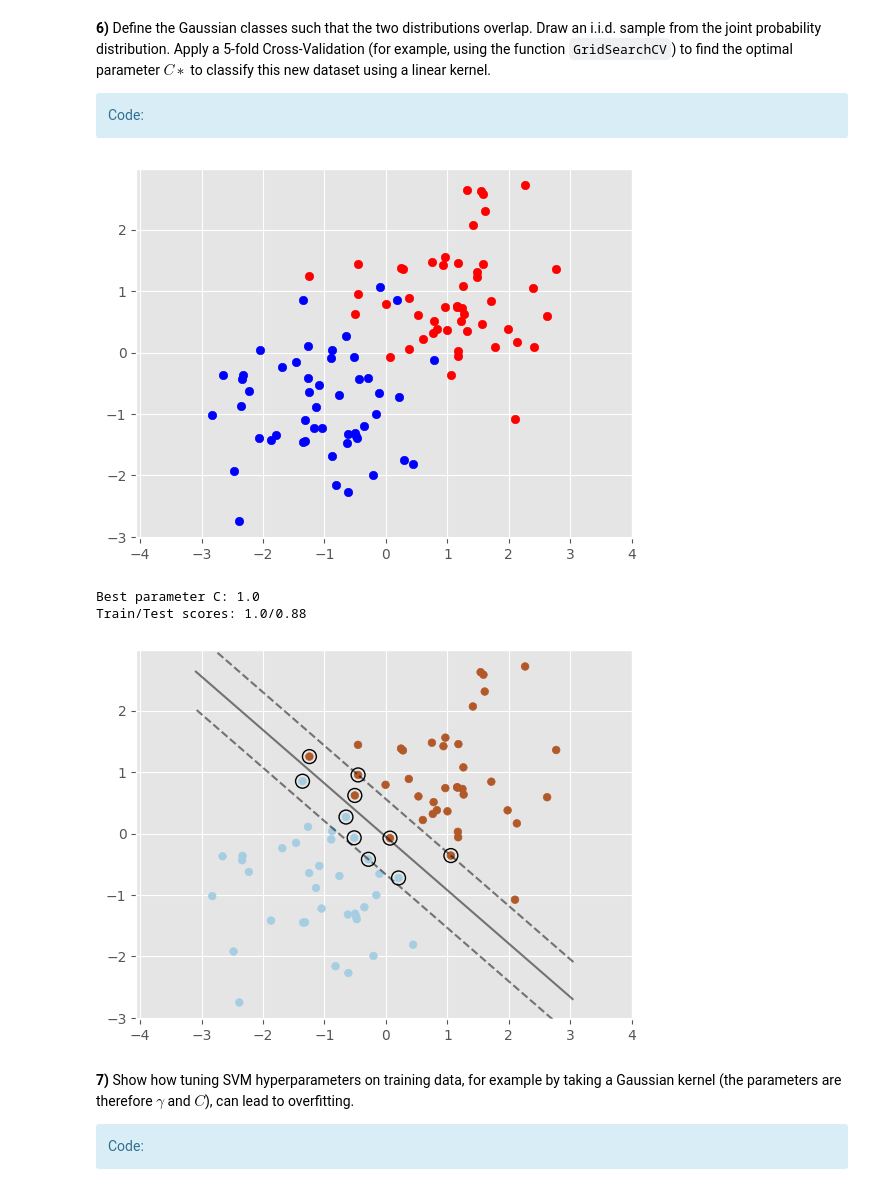
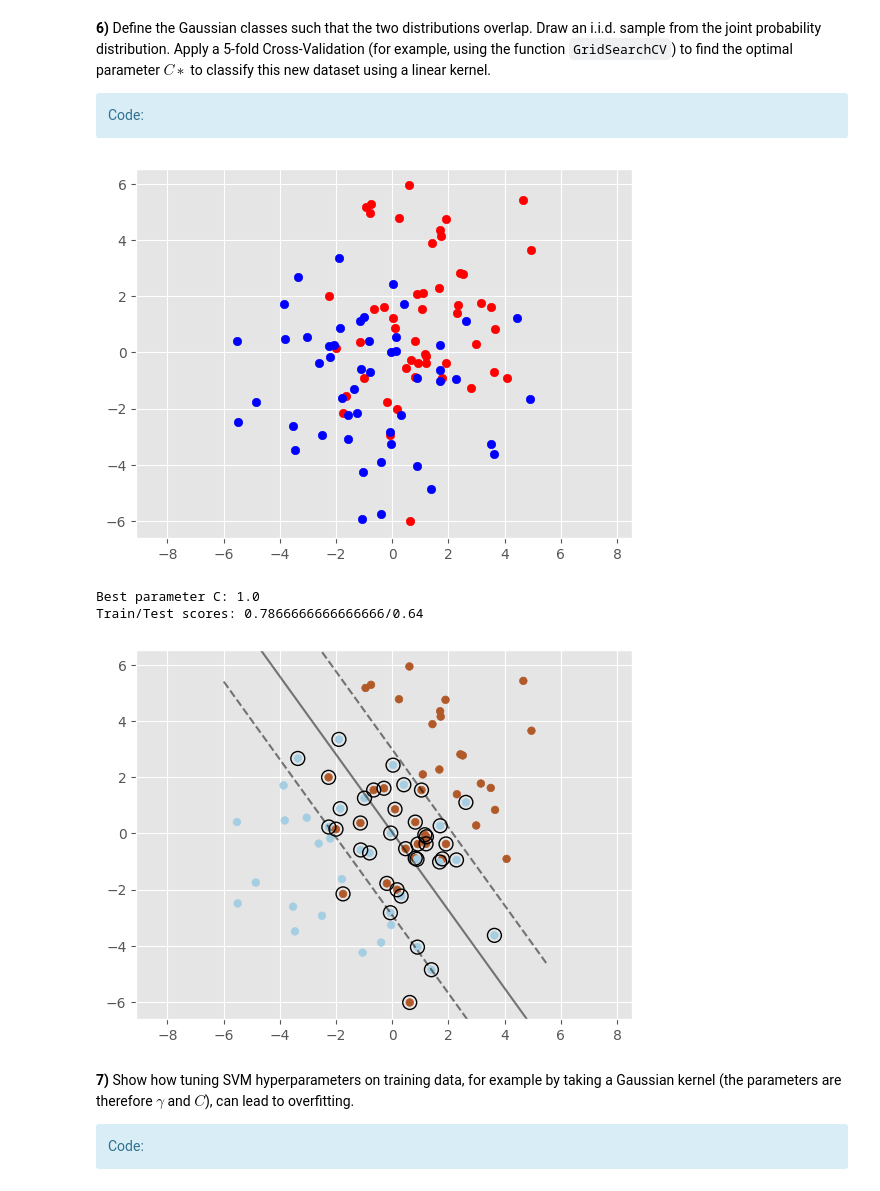
Before and after one commit to TarcisioBueno/support-vector-machine-SDTSIA210, a Jupyter notebook: TP_SVM_students.ipynb, the cells around one changed output. Drawn from its saved outputs; the diff is of its cells as text; code cells hidden in the pictures.

```diff
--- a/TP_SVM_students.ipynb
+++ b/TP_SVM_students.ipynb
@@ -218,26 +219,26 @@ Train/Test scores: 1.0/1.0
 # %%
 # Generate data and verify graphically that the two classes overlap
 # Re-use the code from question 3 and 5
 
 # Create two centers for the two distributions
 centers = [[-1, -1], [1, 1]]
-std_dev = 0.8
+std_dev = 1.5*np.sqrt(2)
 
 # Use make_blobs to generate the two dimensions points from the two centers
 X, y = make_blobs(n_samples=100, centers = centers, cluster_std=std_dev)
 
 # Plot the points
 pos = np.where(y == 1)[0]
 neg = np.where(y == 0)[0]
 plt.scatter(X[pos,0], X[pos,1], c='r')
 plt.scatter(X[neg,0], X[neg,1], c='b')
 plt.axis('equal')
 plt.show()
 
 # Use sklearn's train_test_split to divide up data
 X_train, X_test, y_train, y_test = train_test_split(X,y, test_size=0.25, random_state=42)
 # %% [output]
-[figure, old version]
+[figure, new version]
 # %%
 # Find the best working C with a 5-fold cross-validation
 # Look into a bunch of values for C
@@ -288,8 +289,8 @@ plt.axis('equal')
 plt.show()
 # %% [output]
 Best parameter C: 1.0
-Train/Test scores: 1.0/0.88
+Train/Test scores: 0.7866666666666666/0.64
-[figure, old version]
+[figure, new version]
 # %% [markdown]
 **7)** Show how tuning SVM hyperparameters on training data, for example by taking a Gaussian kernel (the parameters are therefore $\gamma$ and $C$), can lead to overfitting.
 
```
Also changed, not shown: parts of 16 cells of this notebook.
